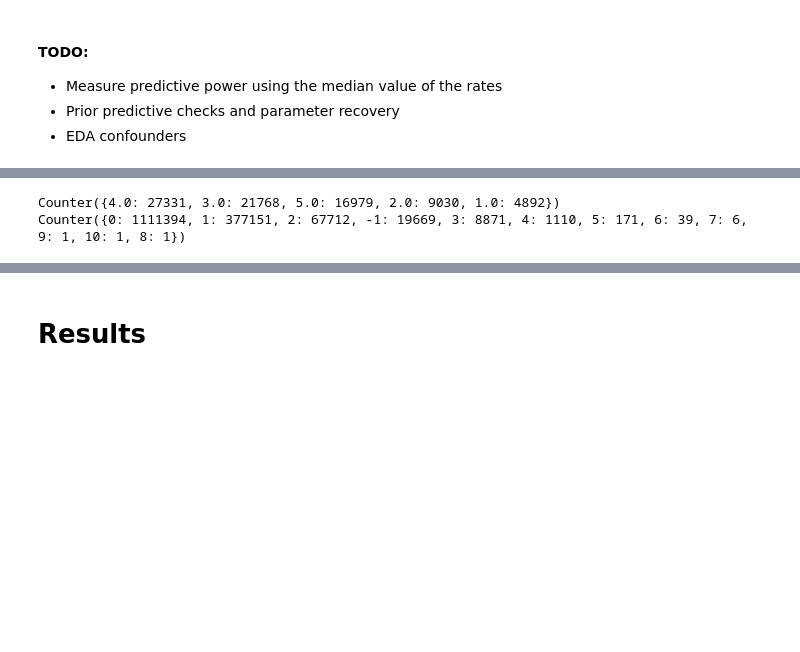
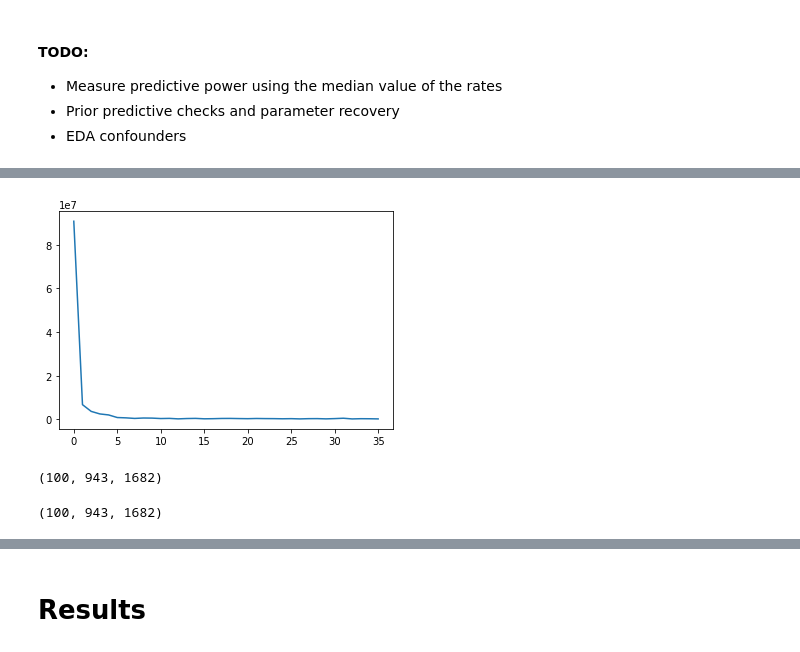
Before and after one commit to RaulPL/deconfounded_recommender, a Jupyter notebook: dec_recommender.ipynb, the cells around one changed output, grey strips where cells are left out. Saved outputs shown, nothing was run; the diff lists cells and outputs as text; code cells hidden in the pictures; blank space fills up the shorter version.

Commit message:
first guide

```diff
--- a/dec_recommender.ipynb
+++ b/dec_recommender.ipynb
@@ -347,19 +357,0 @@ with numpyro.handlers.seed(rng_seed=101):
-# %%
-print(Counter(train[~np.isnan(train)]))
-print(Counter(prior_sample.flatten()))
-# %% [output]
-Counter({4.0: 27331, 3.0: 21768, 5.0: 16979, 2.0: 9030, 1.0: 4892})
-Counter({0: 1111394, 1: 377151, 2: 67712, -1: 19669, 3: 8871, 4: 1110, 5: 171, 6: 39, 7: 6, 9: 1, 10: 1, 8: 1})
-# %%
-train_no_nan = jnp.nan_to_num(train, nan=0)
-print(train_no_nan.shape)
-
-scaled_ratings = (train - 1) / (K - 1)
-# pd.Series(scaled_ratings.flatten()).plot.hist()
-scaled_ratings = jnp.nan_to_num(scaled_ratings, nan=0)
-print(scaled_ratings.shape)
-# scaled_ratings
-exposure_train = jnp.nan_to_num(train, nan=0)
-exposure_train = jnp.where(exposure_train > 0, 1, 0)
-print(exposure_train.shape)
-exposure_train
@@ -385,6 +357,0 @@ res_model
-# %%
-nuts_kernel = NUTS(pmf_model)
-mcmc = MCMC(nuts_kernel, num_samples=500, num_warmup=1000, num_chains=1)
-rng_key = random.PRNGKey(15)
-mcmc.run(rng_key, exposure_train, confounders, scaled_ratings, n_factors_pmf)
-posterior_samples = mcmc.get_samples()
@@ -390,0 +439,27 @@ posterior_samples = mcmc.get_samples()
+# %%
+# SVI
+# n_iters = 47
+# step_size = 0.07
+n_iters = 36
+step_size = 0.1
+optimizer = numpyro.optim.Adam(step_size=step_size)
+svi = SVI(outcome_model, outcome_guide, optimizer, loss=Trace_ELBO(num_particles=1))
+
+init_state = svi.init(
+    random.PRNGKey(55),
+    n_users, n_items, n_factors_outcome, exposure_train, confounders, mask_no_nan,
+    ratings_train
+)
+
+state, losses = jax.lax.scan(
+    lambda state, i: svi.update(
+        state,
+        n_users, n_items, n_factors_outcome, exposure_train, confounders, mask_no_nan,
+        ratings_train
+    ),
+    init_state, jnp.arange(n_iters)
+)
+print(f'final loss: {losses[-1]}')
+svi_params = svi.get_params(svi_state=state)
+plt.plot(losses);
+# %% [output]
@@ -390,0 +467 @@ posterior_samples = mcmc.get_samples()
+[figure, added]
@@ -390,0 +483,20 @@ posterior_samples = mcmc.get_samples()
+# %%
+# SVI rates
+post_predictive = Predictive(
+    outcome_model, guide=outcome_guide, params=svi_params, num_samples=100,
+    return_sites=['mean']
+)
+posterior = post_predictive(
+    random.PRNGKey(909),
+    n_users, n_items, n_factors_outcome, exposure_train, confounders, mask_no_nan,
+    ratings_train
+)
+rates = posterior['mean']
+print(rates.shape)
+# %% [output]
+(100, 943, 1682)
+# %%
+posterior_samples = rng_np.poisson(rates)
+posterior_samples.shape
+# %% [output]
+(100, 943, 1682)
```
Also changed, not shown: parts of 15 cells of this notebook.
